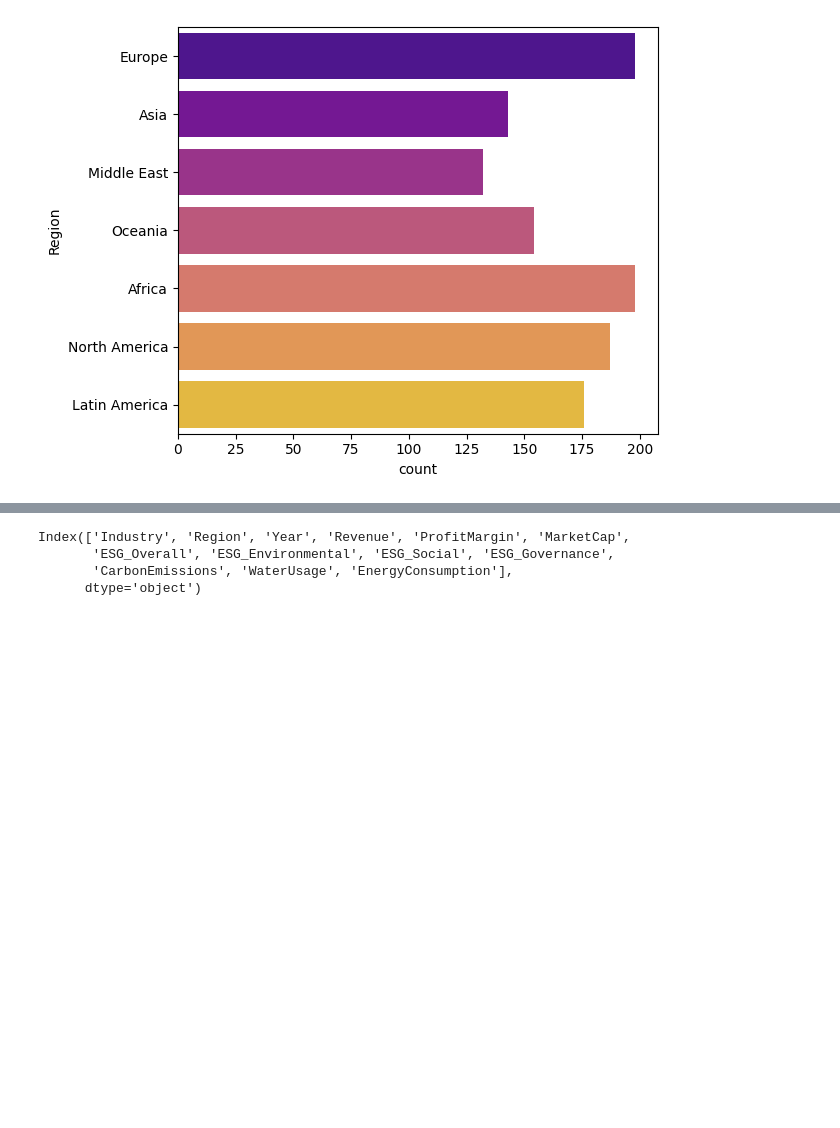
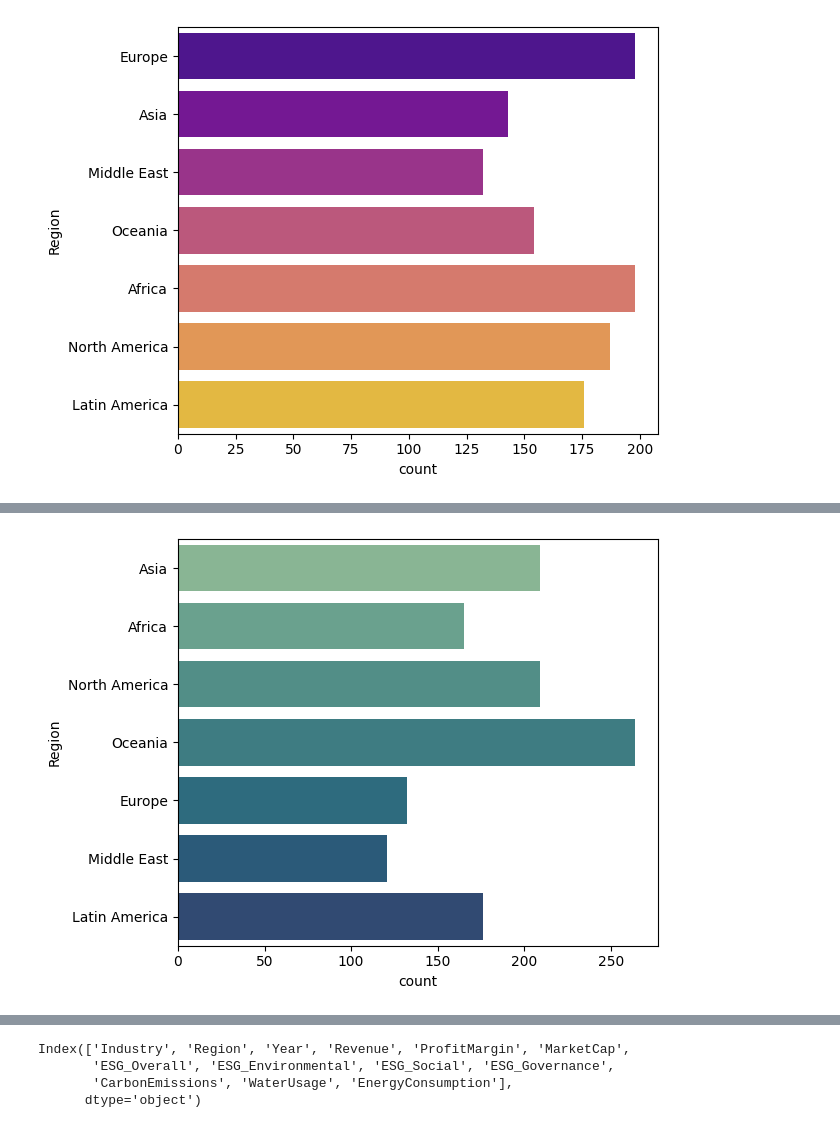
Before and after one commit to atakanerdogn/DATA-since-9-April, a Jupyter notebook: esg,_sustainable.ipynb, the cells around one changed output, grey strips where cells are left out. Saved outputs shown, nothing was run; the diff lists cells and outputs as text; code cells hidden in the pictures; blank space fills up the shorter version.

```diff
--- a/esg,_sustainable.ipynb
+++ b/esg,_sustainable.ipynb
@@ -433,0 +423,9 @@ plt.show()
+# %%
+consumer_goods = df[df['Industry'] == 'Consumer Goods']
+
+sns.countplot(y='Region', data=consumer_goods, palette='crest')
+plt.tight_layout()
+
+plt.show()
+# %% [output]
+[figure, added]
```
Also changed, not shown: parts of 6 cells of this notebook.
